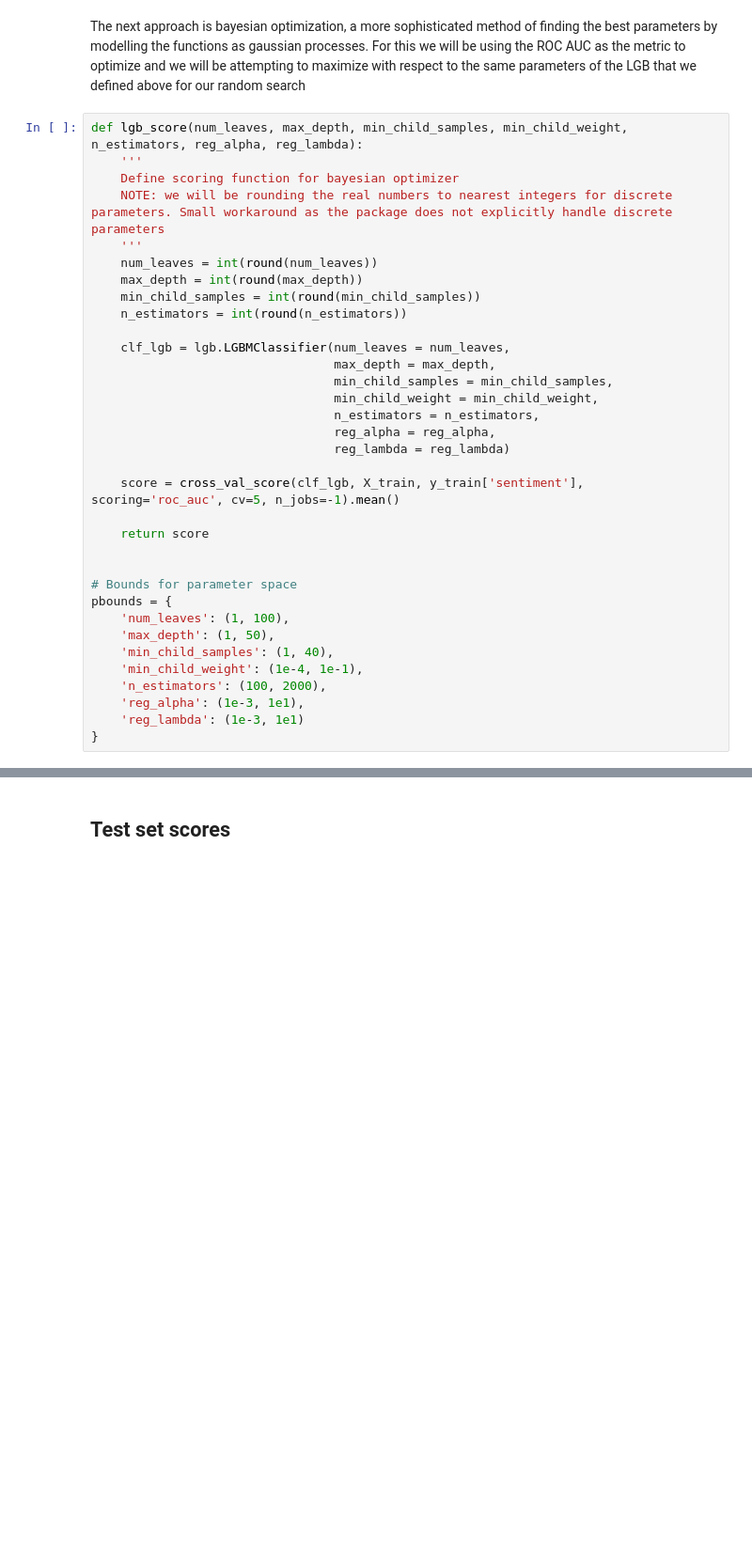
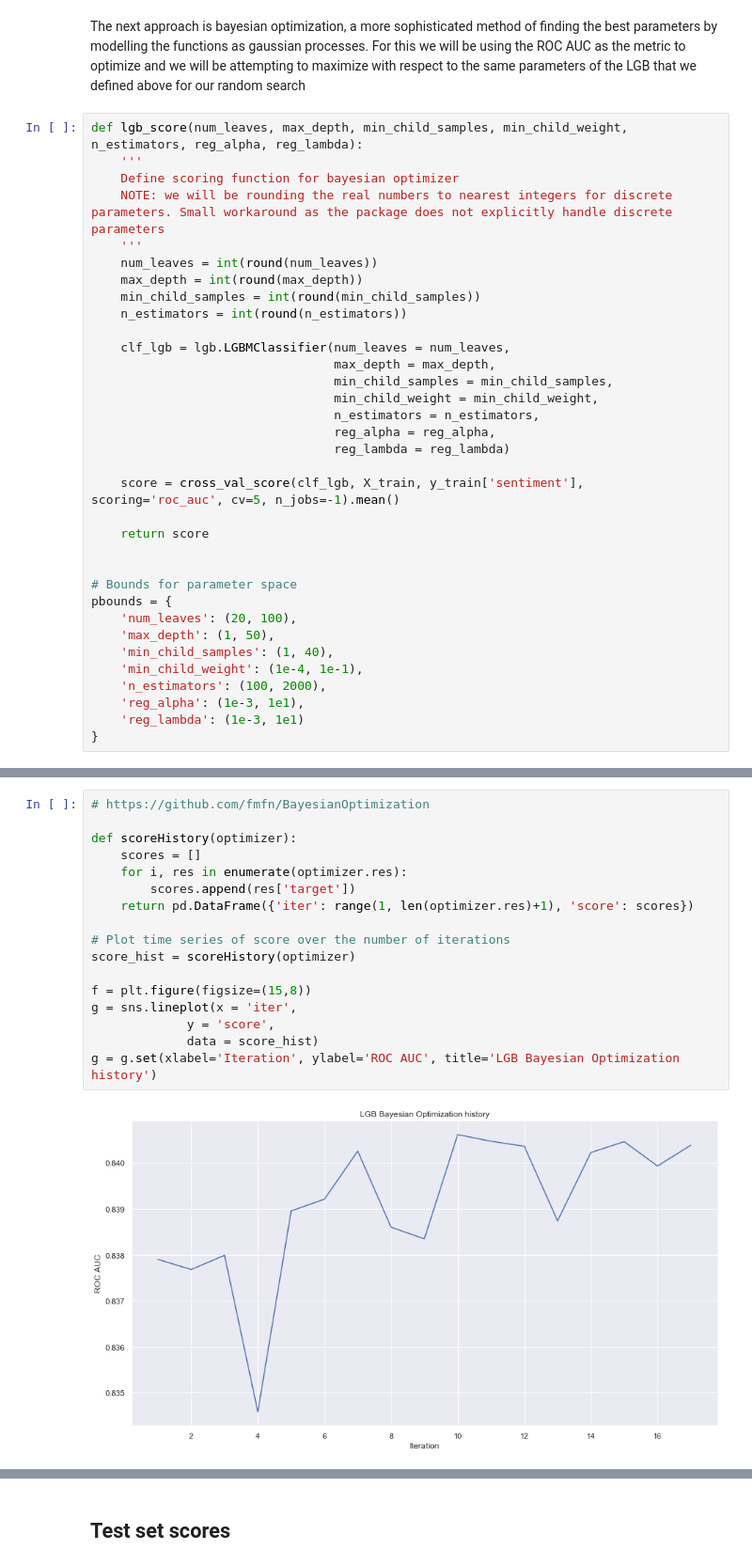
Before and after one commit to ArmandSyah/csi4106-repo, a Jupyter notebook: Notebooks/LightGBM.ipynb, the cells around one changed output, grey strips where cells are left out. Shown: that part at 94% size. Cells and saved outputs as stored; diff of their text form; blank space fills up the shorter version.

Commit message:
Finished bayesian optimization

```diff
--- a/Notebooks/LightGBM.ipynb
+++ b/Notebooks/LightGBM.ipynb
@@ -249,7 +250,7 @@ def lgb_score(num_leaves, max_depth, min_child_samples, min_child_weight, n_esti
 
 # Bounds for parameter space
 pbounds = {
-    'num_leaves': (1, 100),
+    'num_leaves': (20, 100),
     'max_depth': (1, 50),
     'min_child_samples': (1, 40),
     'min_child_weight': (1e-4, 1e-1),
@@ -282,0 +295,19 @@ LightGBMError: Check failed: num_leaves >1 at C:\Users\VssAdministrator\AppData\
+# %%
+# https://github.com/fmfn/BayesianOptimization
+
+def scoreHistory(optimizer):
+    scores = []
+    for i, res in enumerate(optimizer.res):
+        scores.append(res['target'])
+    return pd.DataFrame({'iter': range(1, len(optimizer.res)+1), 'score': scores})
+
+# Plot time series of score over the number of iterations
+score_hist = scoreHistory(optimizer)
+
+f = plt.figure(figsize=(15,8))
+g = sns.lineplot(x = 'iter',
+             y = 'score',
+             data = score_hist)
+g = g.set(xlabel='Iteration', ylabel='ROC AUC', title='LGB Bayesian Optimization history')
+# %% [output]
+[figure, added]
```
Also changed, not shown: parts of 11 cells of this notebook, 3 other files.
